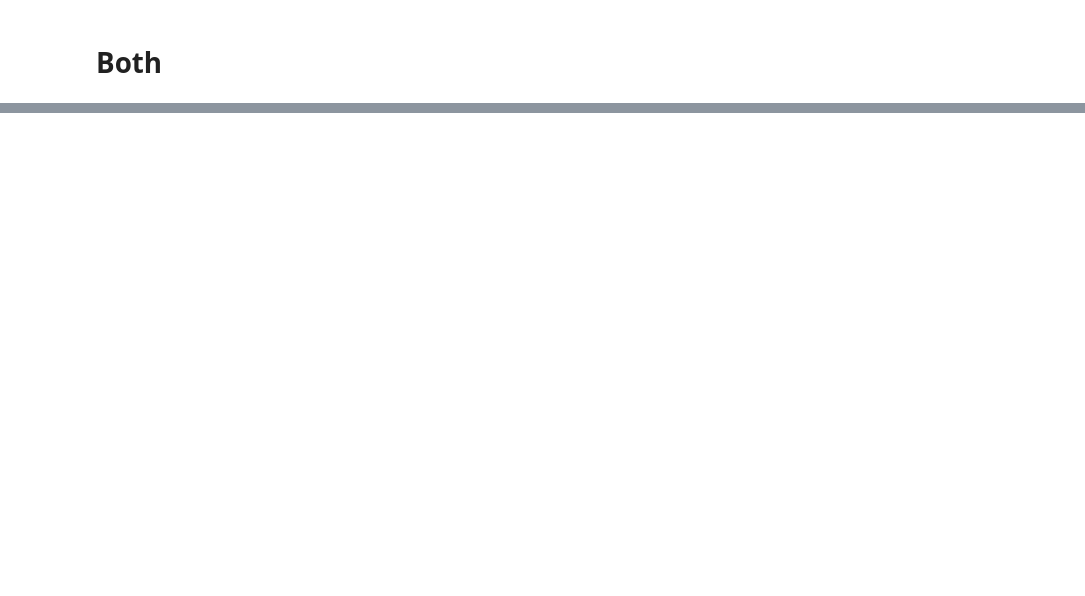
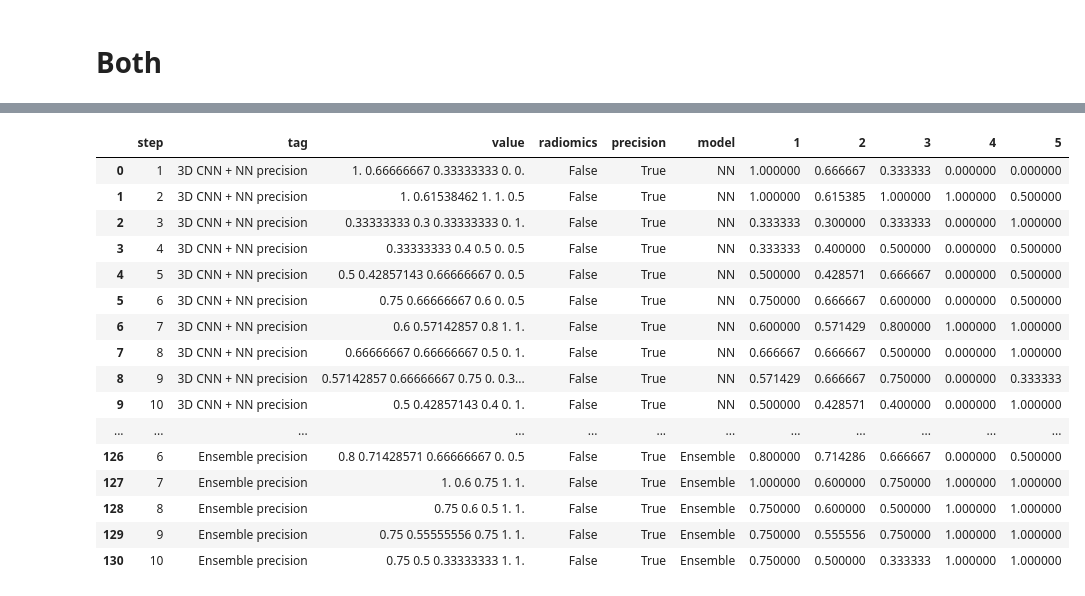
Before and after one commit to erik-tt/AI_kidney_diagnosis_assistant, a Jupyter notebook: ML/classification/results/plots.ipynb, the cells around one changed output, grey strips where cells are left out. Cells and saved outputs as stored; diff of their text form; code cells hidden in the pictures; blank space fills up the shorter version.

Commit message:
Extract recall and precision

```diff
--- a/ML/classification/results/plots.ipynb
+++ b/ML/classification/results/plots.ipynb
@@ -132,3 +230,6 @@ plt.grid()
 plt.tight_layout()
 plt.savefig('both_accuracy.pdf', bbox_inches='tight')
 plt.show()
+# %%
+reader = SummaryReader("C:/Users/mlovh/OneDrive/Dokumenter/V2025/AI_kidney_diagnosis_assistant\ML/classification/results\cnnweak_['drsprg', 'drsbru']_20250507-205216")
+df_both_pr = reader.text
@@ -134,0 +256,7 @@ plt.show()
+# %%
+#df_both_pr['tag'] = df_both_pr['tag'].str.replace('acc', '')
+df_both_pr['radiomics'] = df_both_pr['tag'].str.contains(r'RADIOMICS|rad').map({True: 'True', False: 'False'})
+df_both_pr['precision'] = df_both_pr['tag'].str.contains(r'precision').map({True: 'True', False: 'False'})
+df_both_pr['model'] = df_both_pr['tag'].str.replace(r'RADIOMICS|rad|precision|recall', '', regex=True)
+df_both_pr['model'] = df_both_pr['model'].str.replace(r'(B3D CNN \+|3D CNN \+)', '', regex=True)
+df_both_pr['model'] = df_both_pr['model'].str.strip()
@@ -134,0 +283,27 @@ plt.show()
+# %%
+## FILTER MODELS
+models_include = ["Baseline", "Ensemble", "NN"]
+df_both_pr = df_both_pr[
+    (df_both_pr['radiomics'] == 'False') &
+    (df_both_pr['model'].isin(models_include))
+]
+# %%
+df_both_pr.head(50)
+# %% [output]
+|  | step | tag | value | radiomics | precision | model | 1 | 2 | 3 | 4 | 5 |
+| 0 | 1 | 3D CNN + NN precision | 1. 0.66666667 0.33333333 0. 0. | False | True | NN | 1.000000 | 0.666667 | 0.333333 | 0.000000 | 0.000000 |
+| 1 | 2 | 3D CNN + NN precision | 1. 0.61538462 1. 1. 0.5 | False | True | NN | 1.000000 | 0.615385 | 1.000000 | 1.000000 | 0.500000 |
+| 2 | 3 | 3D CNN + NN precision | 0.33333333 0.3 0.33333333 0. 1. | False | True | NN | 0.333333 | 0.300000 | 0.333333 | 0.000000 | 1.000000 |
+| 3 | 4 | 3D CNN + NN precision | 0.33333333 0.4 0.5 0. 0.5 | False | True | NN | 0.333333 | 0.400000 | 0.500000 | 0.000000 | 0.500000 |
+| 4 | 5 | 3D CNN + NN precision | 0.5 0.42857143 0.66666667 0. 0.5 | False | True | NN | 0.500000 | 0.428571 | 0.666667 | 0.000000 | 0.500000 |
+| 5 | 6 | 3D CNN + NN precision | 0.75 0.66666667 0.6 0. 0.5 | False | True | NN | 0.750000 | 0.666667 | 0.600000 | 0.000000 | 0.500000 |
+| 6 | 7 | 3D CNN + NN precision | 0.6 0.57142857 0.8 1. 1. | False | True | NN | 0.600000 | 0.571429 | 0.800000 | 1.000000 | 1.000000 |
+| 7 | 8 | 3D CNN + NN precision | 0.66666667 0.66666667 0.5 0. 1. | False | True | NN | 0.666667 | 0.666667 | 0.500000 | 0.000000 | 1.000000 |
+| 8 | 9 | 3D CNN + NN precision | 0.57142857 0.66666667 0.75 0. 0.3... | False | True | NN | 0.571429 | 0.666667 | 0.750000 | 0.000000 | 0.333333 |
+| 9 | 10 | 3D CNN + NN precision | 0.5 0.42857143 0.4 0. 1. | False | True | NN | 0.500000 | 0.428571 | 0.400000 | 0.000000 | 1.000000 |
+| ... | ... | ... | ... | ... | ... | ... | ... | ... | ... | ... | ... |
+| 126 | 6 | Ensemble precision | 0.8 0.71428571 0.66666667 0. 0.5 | False | True | Ensemble | 0.800000 | 0.714286 | 0.666667 | 0.000000 | 0.500000 |
+| 127 | 7 | Ensemble precision | 1. 0.6 0.75 1. 1. | False | True | Ensemble | 1.000000 | 0.600000 | 0.750000 | 1.000000 | 1.000000 |
+| 128 | 8 | Ensemble precision | 0.75 0.6 0.5 1. 1. | False | True | Ensemble | 0.750000 | 0.600000 | 0.500000 | 1.000000 | 1.000000 |
+| 129 | 9 | Ensemble precision | 0.75 0.55555556 0.75 1. 1. | False | True | Ensemble | 0.750000 | 0.555556 | 0.750000 | 1.000000 | 1.000000 |
+| 130 | 10 | Ensemble precision | 0.75 0.5 0.33333333 1. 1. | False | True | Ensemble | 0.750000 | 0.500000 | 0.333333 | 1.000000 | 1.000000 |
```
Also changed, not shown: parts of 12 cells of this notebook.
